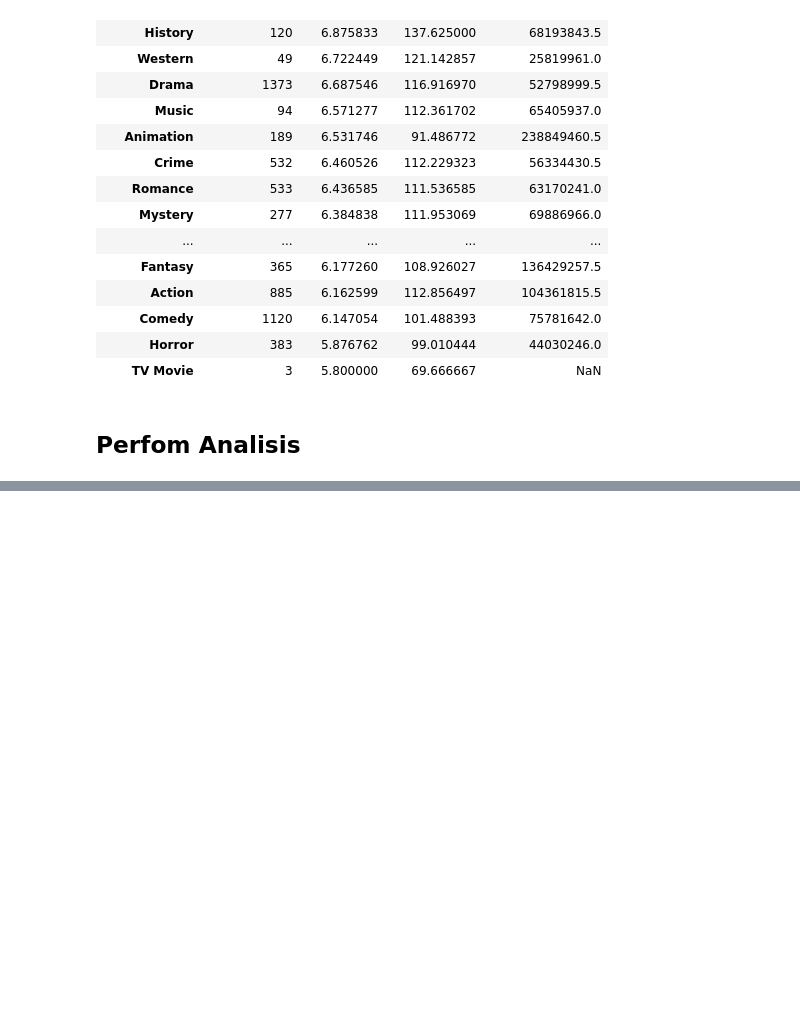
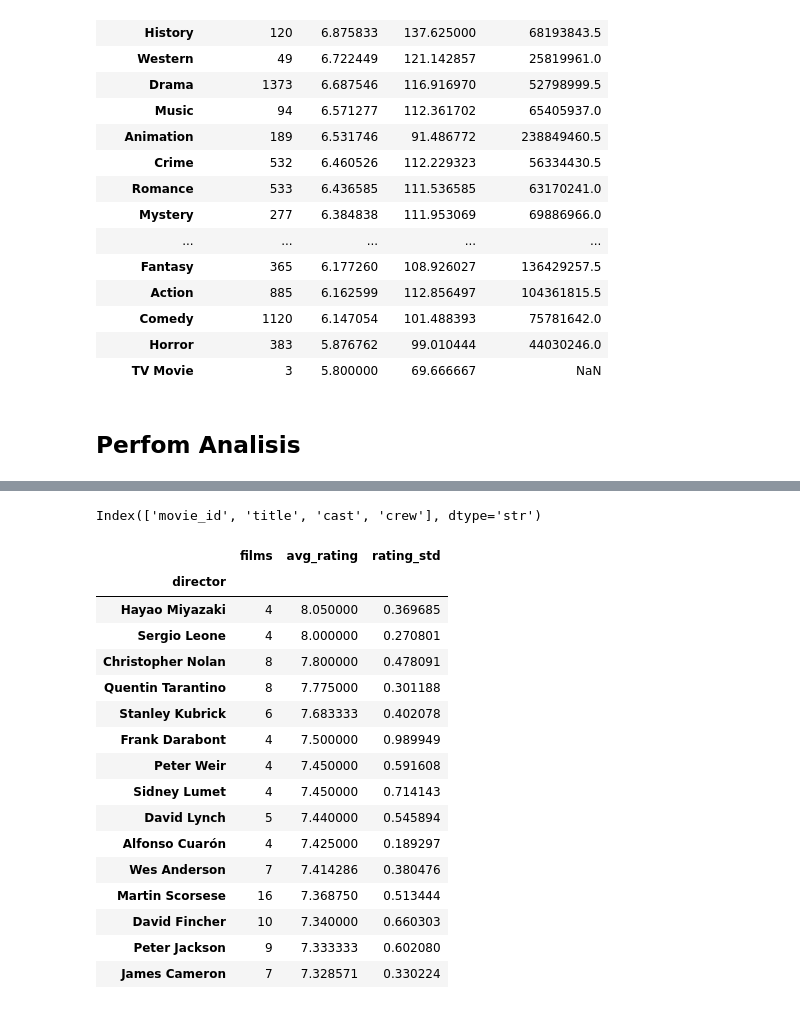
Before and after one commit to BashCtl/movie-explorer, a Jupyter notebook: movies.ipynb, the cells around one changed output, grey strips where cells are left out. Drawn from its saved outputs; the diff is of its cells as text; code cells hidden in the pictures; blank space fills up the shorter version.

Commit message:
Merge credits data

```diff
--- a/movies.ipynb
+++ b/movies.ipynb
@@ -351,0 +380,47 @@ outliers[["title", "runtime"]].sort_values("runtime")
+# %%
+credits.columns
+# %% [output]
+Index(['movie_id', 'title', 'cast', 'crew'], dtype='str')
+# %%
+# Extract the director
+credits['crew'] = credits['crew'].apply(ast.literal_eval)
+
+def get_director(crew_list):
+    for person in crew_list:
+        if person['job'] == 'Director':
+            return person['name']
+    return np.nan
+
+credits['director'] = credits['crew'].apply(get_director)
+# %%
+# merge
+movies = movies.merge(credits[['movie_id', 'director']],
+                      left_on='id', right_on='movie_id', how='left')
+# %%
+# Director analysis
+director_stats = (movies[movies['vote_count'] >= 100]
+                                .groupby('director')
+                                .agg(films=('title', 'count'),
+                                avg_rating=('vote_average', 'mean'),
+                                rating_std=('vote_average', 'std'))
+                                .query('films >= 4')
+                                .sort_values('avg_rating', ascending=False))
+director_stats.head(15)
+# %% [output]
+|  | films | avg_rating | rating_std |
+| director |  |  |  |
+| Hayao Miyazaki | 4 | 8.050000 | 0.369685 |
+| Sergio Leone | 4 | 8.000000 | 0.270801 |
+| Christopher Nolan | 8 | 7.800000 | 0.478091 |
+| Quentin Tarantino | 8 | 7.775000 | 0.301188 |
+| Stanley Kubrick | 6 | 7.683333 | 0.402078 |
+| Frank Darabont | 4 | 7.500000 | 0.989949 |
+| Peter Weir | 4 | 7.450000 | 0.591608 |
+| Sidney Lumet | 4 | 7.450000 | 0.714143 |
+| David Lynch | 5 | 7.440000 | 0.545894 |
+| Alfonso Cuarón | 4 | 7.425000 | 0.189297 |
+| Wes Anderson | 7 | 7.414286 | 0.380476 |
+| Martin Scorsese | 16 | 7.368750 | 0.513444 |
+| David Fincher | 10 | 7.340000 | 0.660303 |
+| Peter Jackson | 9 | 7.333333 | 0.602080 |
+| James Cameron | 7 | 7.328571 | 0.330224 |
```
Also changed, not shown: parts of 5 cells of this notebook.
